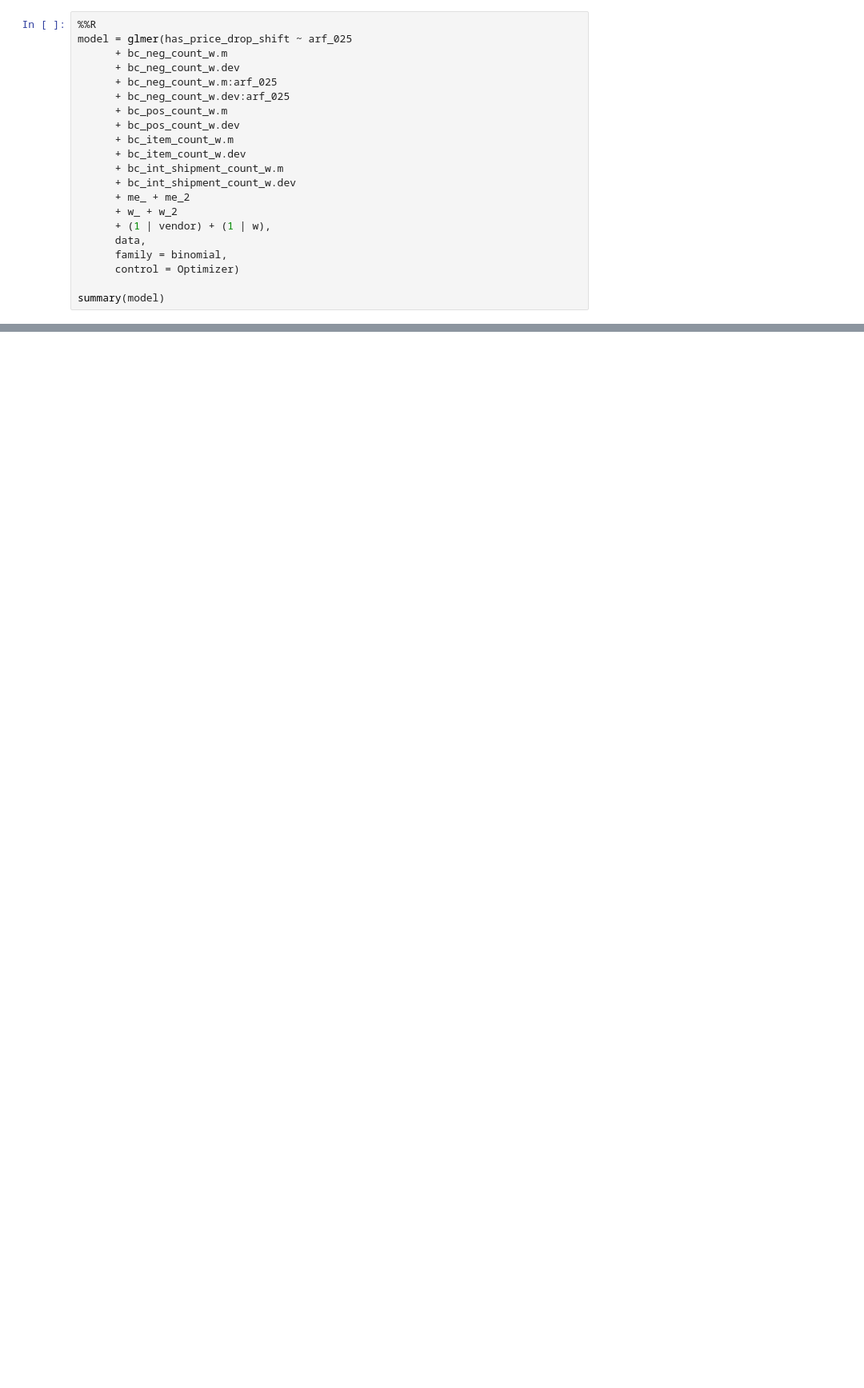
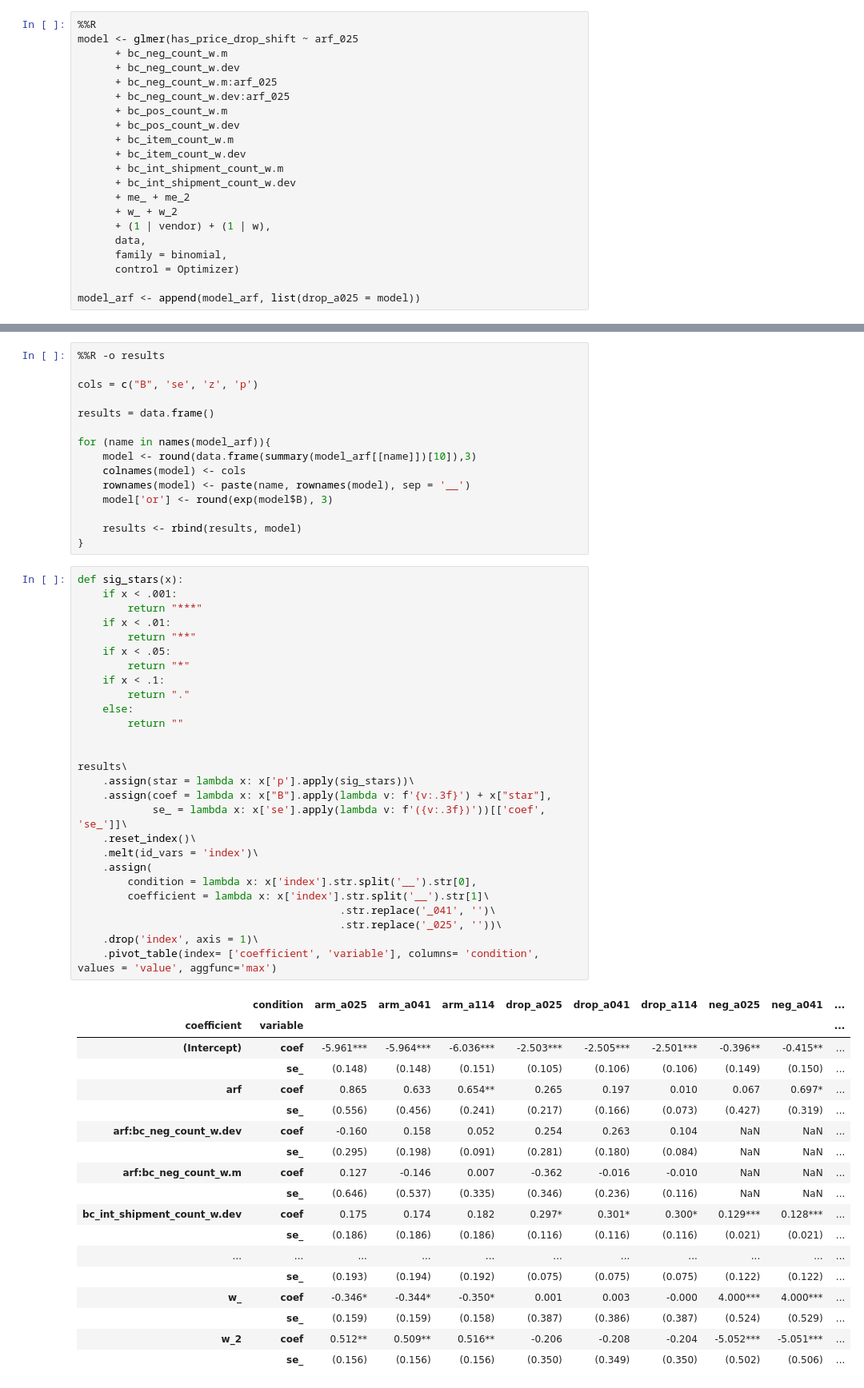
Before and after one commit to jossl95/ARF, a Jupyter notebook: Robustness.ipynb, the cells around one changed output, grey strips where cells are left out. Shown: that part at 80% size. Drawn from its saved outputs; the diff is of its cells as text; blank space fills up the shorter version.

```diff
--- a/Robustness.ipynb
+++ b/Robustness.ipynb
@@ -461,6 +506,6 @@ Use print(object, correlation=TRUE)  or
 # %%
 %%R
-model = glmer(has_price_drop_shift ~ arf_025
+model <- glmer(has_price_drop_shift ~ arf_025
       + bc_neg_count_w.m
       + bc_neg_count_w.dev
       + bc_neg_count_w.m:arf_025
@@ -478,6 +523,6 @@ model = glmer(has_price_drop_shift ~ arf_025
       family = binomial,
       control = Optimizer)
 
-summary(model)
+model_arf <- append(model_arf, list(drop_a025 = model))
 # %% [output]
 R[write to console]: boundary (singular) fit: see ?isSingular
@@ -507,3 +529,64 @@ boundary (singular) fit: see ?isSingular
+# %%
+%%R -o results
+
+cols = c("B", 'se', 'z', 'p')
+
+results = data.frame()
+
+for (name in names(model_arf)){
+    model <- round(data.frame(summary(model_arf[[name]])[10]),3)
+    colnames(model) <- cols
+    rownames(model) <- paste(name, rownames(model), sep = '__')
+    model['or'] <- round(exp(model$B), 3)
+
+    results <- rbind(results, model)
+}
+# %%
+def sig_stars(x):
+    if x < .001:
+        return "***"
+    if x < .01:
+        return "**"
+    if x < .05:
+        return "*"
+    if x < .1:
+        return "."
+    else:
+        return ""
+
+
+results\
+    .assign(star = lambda x: x['p'].apply(sig_stars))\
+    .assign(coef = lambda x: x["B"].apply(lambda v: f'{v:.3f}') + x["star"],
+            se_ = lambda x: x['se'].apply(lambda v: f'({v:.3f})'))[['coef', 'se_']]\
+    .reset_index()\
+    .melt(id_vars = 'index')\
+    .assign(
+        condition = lambda x: x['index'].str.split('__').str[0],
+        coefficient = lambda x: x['index'].str.split('__').str[1]\
+                                          .str.replace('_041', '')\
+                                          .str.replace('_025', ''))\
+    .drop('index', axis = 1)\
+    .pivot_table(index= ['coefficient', 'variable'], columns= 'condition', values = 'value', aggfunc='max')
+# %% [output]
+|  | condition | arm_a025 | arm_a041 | arm_a114 | drop_a025 | drop_a041 | drop_a114 | neg_a025 | neg_a041 | ... |
+| coefficient | variable |  |  |  |  |  |  |  |  | ... |
+| (Intercept) | coef | -5.961*** | -5.964*** | -6.036*** | -2.503*** | -2.505*** | -2.501*** | -0.396** | -0.415** | ... |
+|  | se_ | (0.148) | (0.148) | (0.151) | (0.105) | (0.106) | (0.106) | (0.149) | (0.150) | ... |
+| arf | coef | 0.865 | 0.633 | 0.654** | 0.265 | 0.197 | 0.010 | 0.067 | 0.697* | ... |
+|  | se_ | (0.556) | (0.456) | (0.241) | (0.217) | (0.166) | (0.073) | (0.427) | (0.319) | ... |
+| arf:bc_neg_count_w.dev | coef | -0.160 | 0.158 | 0.052 | 0.254 | 0.263 | 0.104 | NaN | NaN | ... |
+|  | se_ | (0.295) | (0.198) | (0.091) | (0.281) | (0.180) | (0.084) | NaN | NaN | ... |
+| arf:bc_neg_count_w.m | coef | 0.127 | -0.146 | 0.007 | -0.362 | -0.016 | -0.010 | NaN | NaN | ... |
+|  | se_ | (0.646) | (0.537) | (0.335) | (0.346) | (0.236) | (0.116) | NaN | NaN | ... |
+| bc_int_shipment_count_w.dev | coef | 0.175 | 0.174 | 0.182 | 0.297* | 0.301* | 0.300* | 0.129*** | 0.128*** | ... |
+|  | se_ | (0.186) | (0.186) | (0.186) | (0.116) | (0.116) | (0.116) | (0.021) | (0.021) | ... |
+| ... | ... | ... | ... | ... | ... | ... | ... | ... | ... | ... |
+|  | se_ | (0.193) | (0.194) | (0.192) | (0.075) | (0.075) | (0.075) | (0.122) | (0.122) | ... |
+| w_ | coef | -0.346* | -0.344* | -0.350* | 0.001 | 0.003 | -0.000 | 4.000*** | 4.000*** | ... |
+|  | se_ | (0.159) | (0.159) | (0.158) | (0.387) | (0.386) | (0.387) | (0.524) | (0.529) | ... |
+| w_2 | coef | 0.512** | 0.509** | 0.516** | -0.206 | -0.208 | -0.204 | -5.052*** | -5.051*** | ... |
+|  | se_ | (0.156) | (0.156) | (0.156) | (0.350) | (0.349) | (0.350) | (0.502) | (0.506) | ... |
 # %% [markdown]
 ## ARM
 ### Internal and external cut-offs
```
Also changed, not shown: parts of 30 cells of this notebook, 1 other file.
